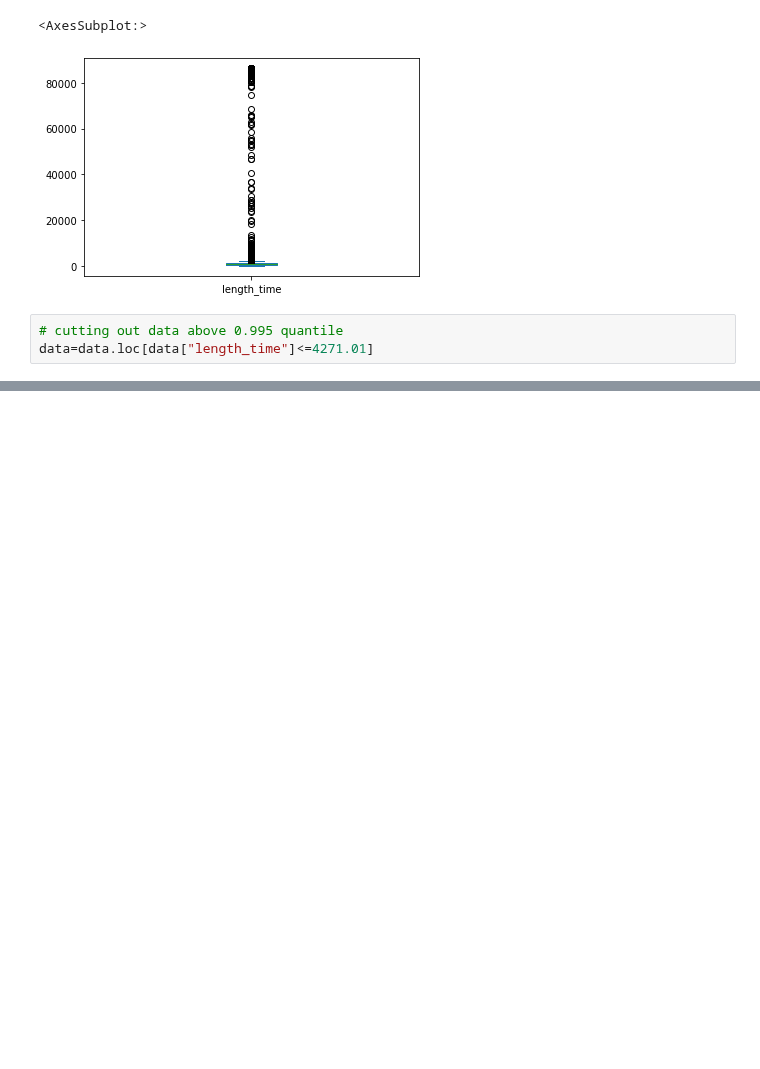
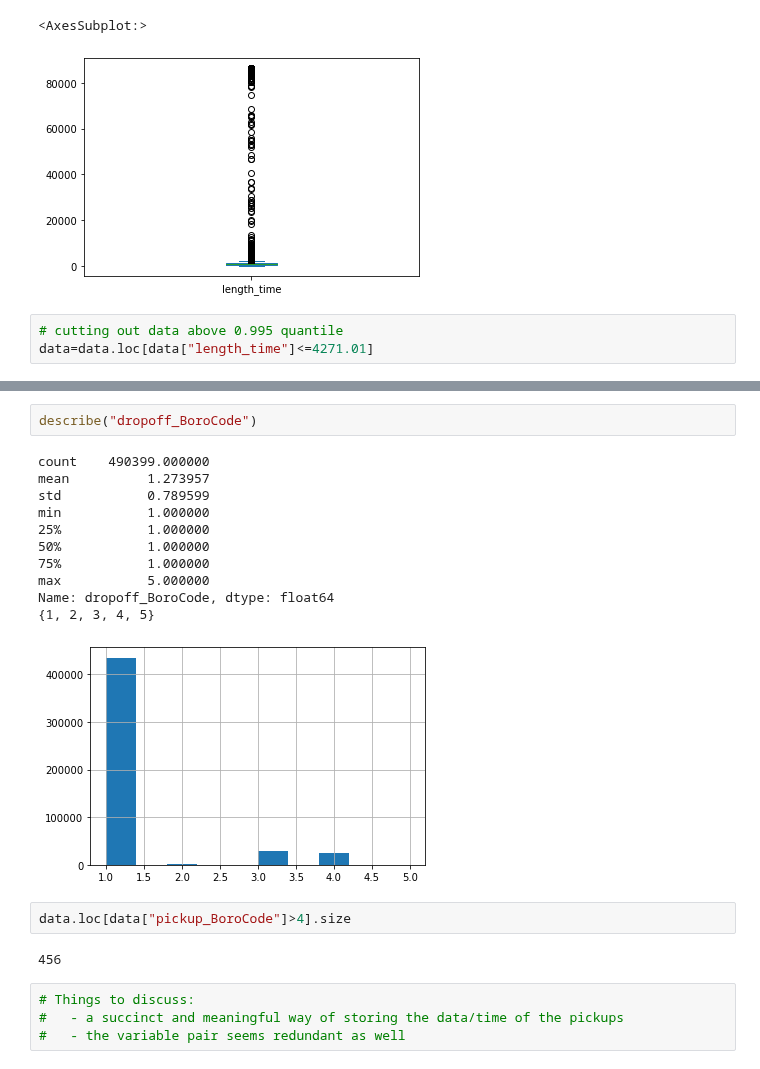
Before and after one commit to MichalKrzyzanski2002/Foundations-Data-Science-Project, a Jupyter notebook: Celaning.ipynb, the cells around one changed output, grey strips where cells are left out. Cells and saved outputs as stored; diff of their text form; blank space fills up the shorter version.

Commit message:
Studies some of the other variables

```diff
--- a/Celaning.ipynb
+++ b/Celaning.ipynb
@@ -174,0 +216,22 @@ data["length_time"].plot.box() # now it looks much better
+# %%
+describe("dropoff_BoroCode")
+# %% [output]
+count    490399.000000
+mean          1.273957
+std           0.789599
+min           1.000000
+25%           1.000000
+50%           1.000000
+75%           1.000000
+max           5.000000
+Name: dropoff_BoroCode, dtype: float64
+{1, 2, 3, 4, 5}
+[figure, added]
+# %%
+data.loc[data["pickup_BoroCode"]>4].size
+# %% [output]
+456
+# %%
+# Things to discuss:
+#   - a succinct and meaningful way of storing the data/time of the pickups
+#   - the variable pair seems redundant as well
```
Also changed, not shown: parts of 7 cells of this notebook.
